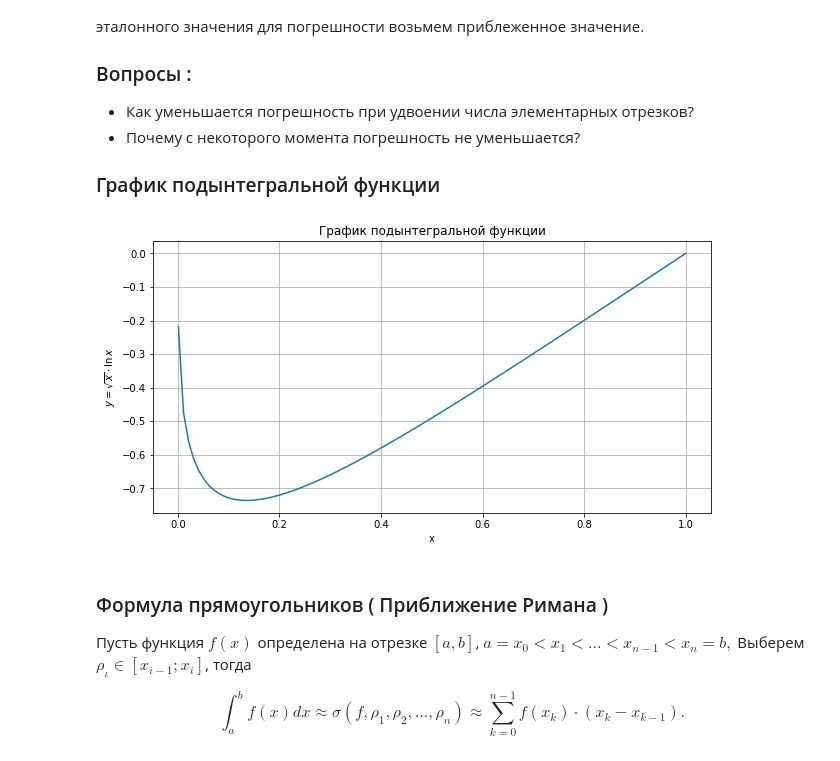
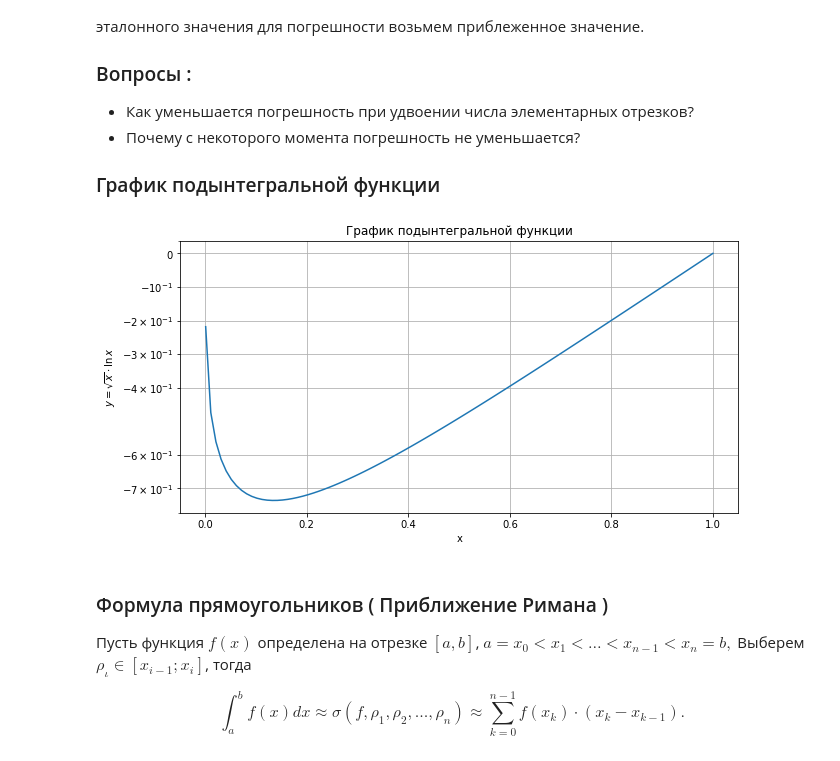
Before and after one commit to danielbulgakov/ProjectSKM, a Jupyter notebook: YearProjectSKM.ipynb, the cells around one changed output. Cells and saved outputs as stored; diff of their text form; code cells hidden in the pictures.

```diff
--- a/YearProjectSKM.ipynb
+++ b/YearProjectSKM.ipynb
@@ -21,15 +21,17 @@ from matplotlib import rc
 # %%
 xx = np.linspace(1e-3,1,100)
 yy = np.sqrt(xx)*np.log(xx)
 plt.rcParams["figure.figsize"] = (10,5)
+plt.yscale('symlog')
+plt.yticks([round(i,1) for i in np.linspace(0,-1,10)])
 plt.plot(xx,yy)
 plt.xlabel('x')
 plt.ylabel('$ y = \sqrt{x} \cdot \ln x$')
 plt.title('График подынтегральной функции')
 plt.grid()
 pass
 # %% [output]
-[figure, old version]
+[figure, new version]
 # %% [markdown]
 ### Формула прямоугольников ( Приближение Римана )
 Пусть функция $f(x)$ определена на отрезке $[a,b]$, $ a = x_0 < x_1 < \dots < x_{n-1} < x_n = b,  $ Выберем $\rho_{ \iota } \in \left[x_{i-1}; x_i \right]$, тогда
```
Also changed, not shown: parts of 7 cells of this notebook.
